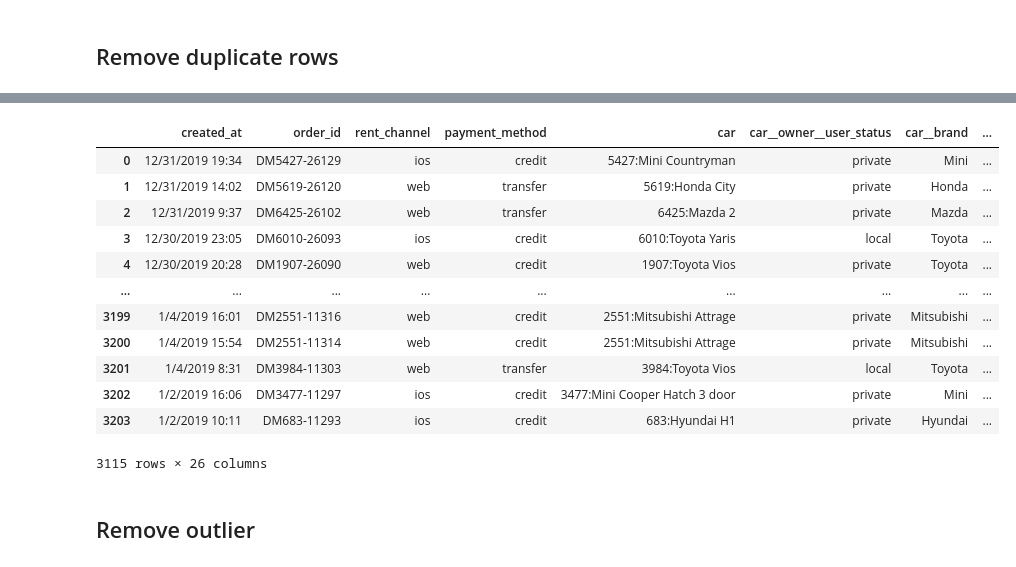
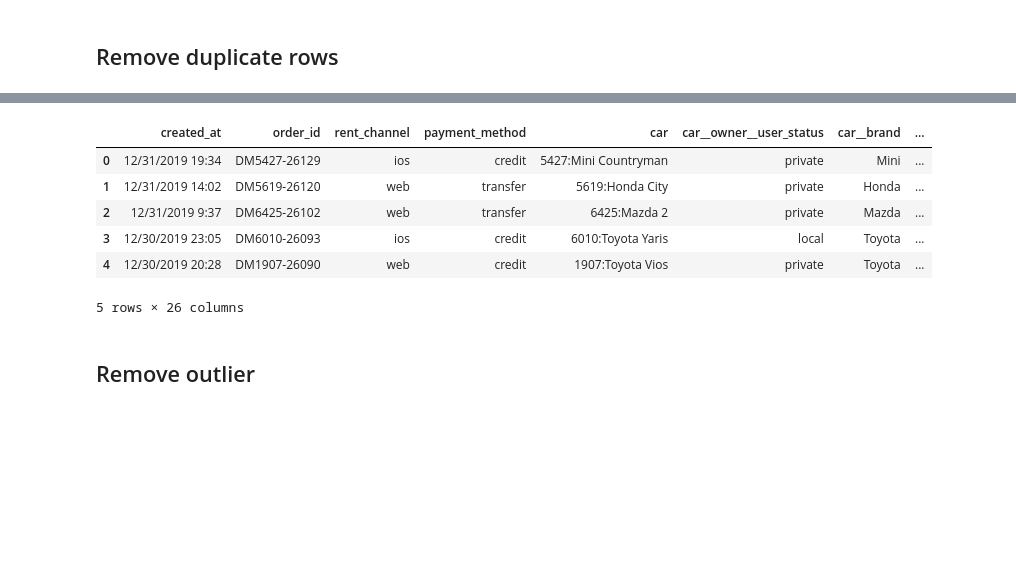
Before and after one commit to voravarun/DSA-206, a Jupyter notebook: Assignment_Final.ipynb, the cells around one changed output, grey strips where cells are left out. Saved outputs shown, nothing was run; the diff lists cells and outputs as text; code cells hidden in the pictures; blank space fills up the shorter version.

```diff
--- a/Assignment_Final.ipynb
+++ b/Assignment_Final.ipynb
@@ -116,20 +106,14 @@ print(df.groupby(df.columns.tolist(),as_index=False).size())
 # %%
 df = df.drop_duplicates(keep='last')
-df
+df.head()
 # %% [output]
 |  | created_at | order_id | rent_channel | payment_method | car | car__owner__user_status | car__brand | ... |
 | 0 | 12/31/2019 19:34 | DM5427-26129 | ios | credit | 5427:Mini Countryman | private | Mini | ... |
 | 1 | 12/31/2019 14:02 | DM5619-26120 | web | transfer | 5619:Honda City | private | Honda | ... |
 | 2 | 12/31/2019 9:37 | DM6425-26102 | web | transfer | 6425:Mazda 2 | private | Mazda | ... |
 | 3 | 12/30/2019 23:05 | DM6010-26093 | ios | credit | 6010:Toyota Yaris | local | Toyota | ... |
 | 4 | 12/30/2019 20:28 | DM1907-26090 | web | credit | 1907:Toyota Vios | private | Toyota | ... |
-| ... | ... | ... | ... | ... | ... | ... | ... | ... |
-| 3199 | 1/4/2019 16:01 | DM2551-11316 | web | credit | 2551:Mitsubishi Attrage | private | Mitsubishi | ... |
-| 3200 | 1/4/2019 15:54 | DM2551-11314 | web | credit | 2551:Mitsubishi Attrage | private | Mitsubishi | ... |
-| 3201 | 1/4/2019 8:31 | DM3984-11303 | web | transfer | 3984:Toyota Vios | local | Toyota | ... |
-| 3202 | 1/2/2019 16:06 | DM3477-11297 | ios | credit | 3477:Mini Cooper Hatch 3 door | private | Mini | ... |
-| 3203 | 1/2/2019 10:11 | DM683-11293 | ios | credit | 683:Hyundai H1 | private | Hyundai | ... |
-3115 rows × 26 columns
+5 rows × 26 columns
 # %% [markdown]
 ## Remove outlier
 # %% [markdown]
```
Also changed, not shown: parts of 6 cells of this notebook, 1 other file.
